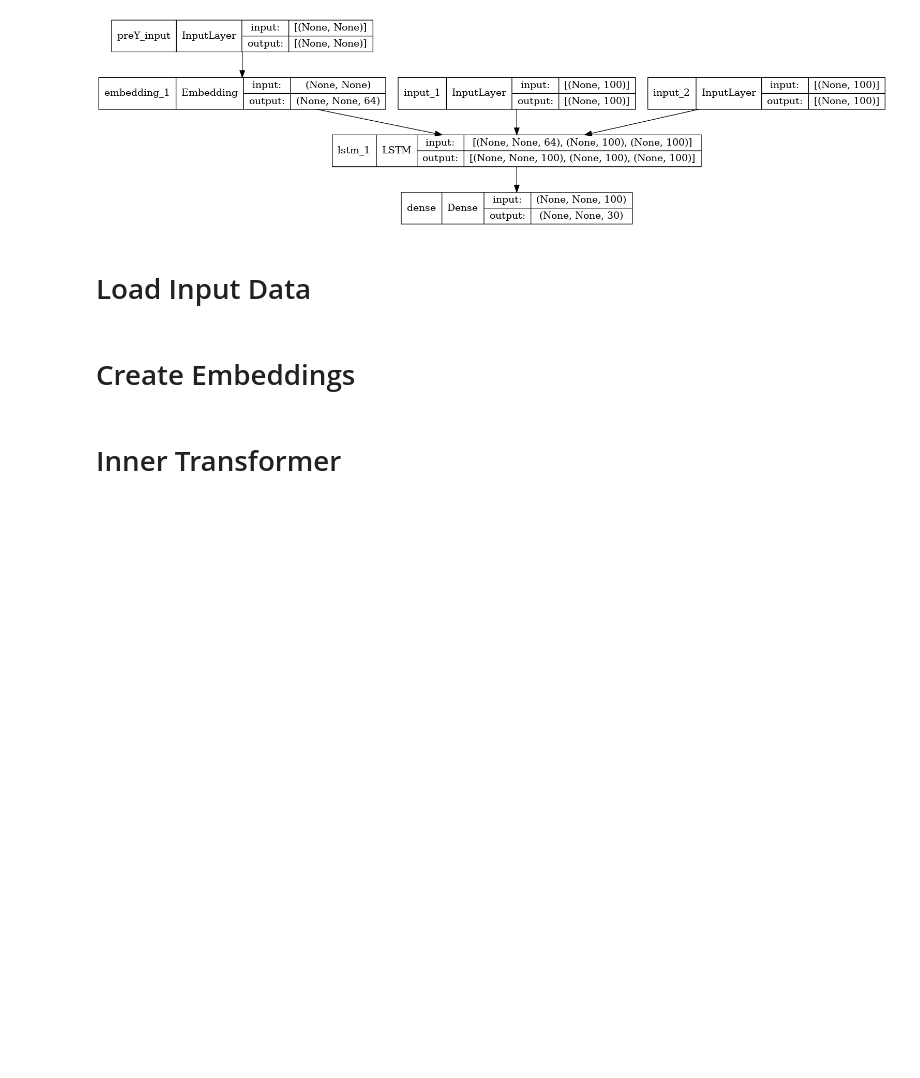
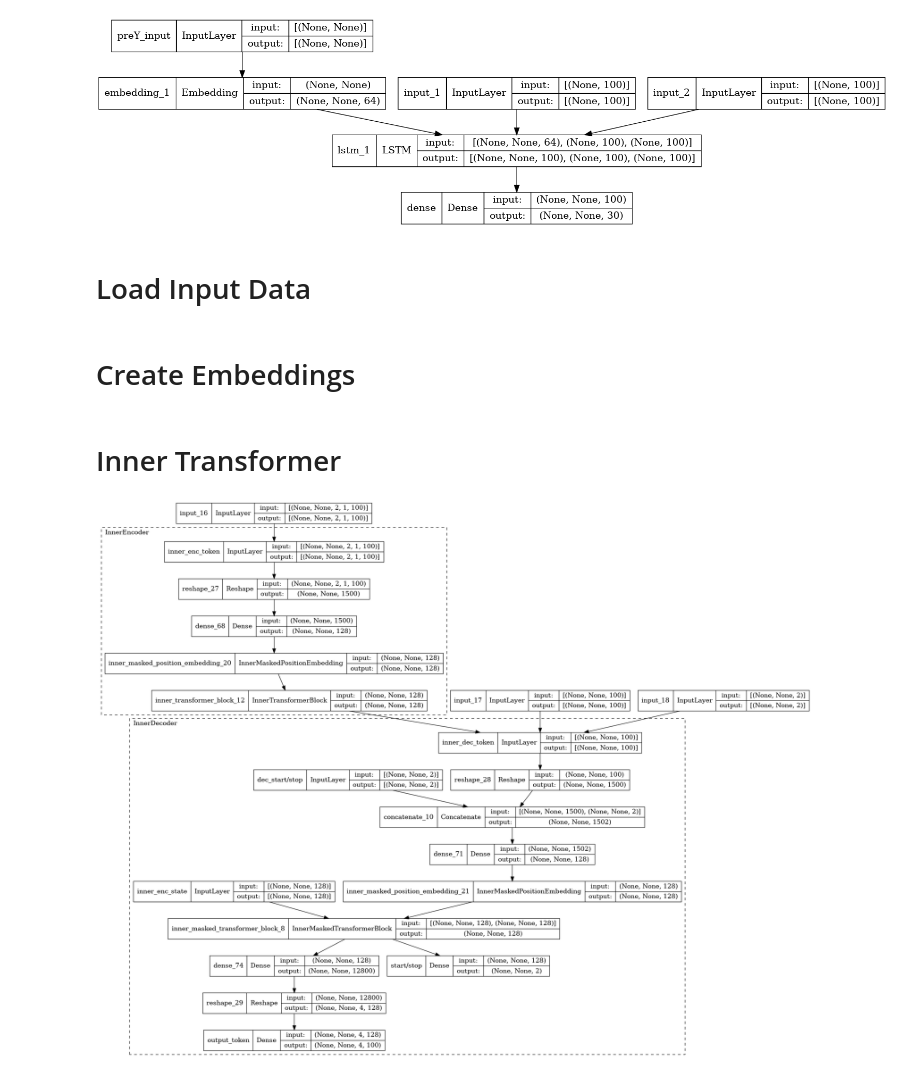
Before and after one commit to LA-Koenig/Attention-Revisited, a Jupyter notebook: Codebase/Transformer_LSTM.ipynb, the cells around one changed output. Drawn from its saved outputs; the diff is of its cells as text; code cells hidden in the pictures; blank space fills up the shorter version.

```diff
--- a/Codebase/Transformer_LSTM.ipynb
+++ b/Codebase/Transformer_LSTM.ipynb
@@ -326,7 +326,11 @@ with strategy.scope():
     model_target = {"output_token":post_t1, "start/stop": post_t3}
 
     #with strategy.scope():
-    history = model.fit([x_train,pre_t1, pre_start], [inner_postY,post_stop],
-                         batch_size=BATCH_SIZE,
-                         epochs=EPOCHS,
-                         verbose=0)
+    # history = model.fit([x_train,pre_t1, pre_t3], [post_t1,post_t3],
+    #                      batch_size=BATCH_SIZE,
+    #                      epochs=EPOCHS,
+    #                      verbose=0)
+# %%
+keras.utils.plot_model(model, expand_nested=True, show_shapes=True)
+# %% [output]
+[figure, added]
```
